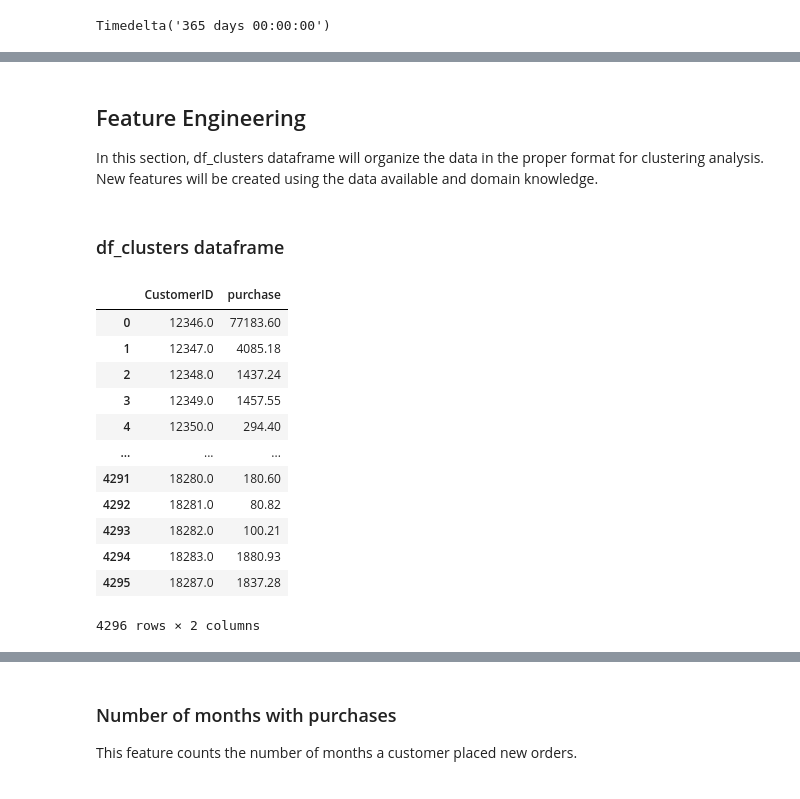
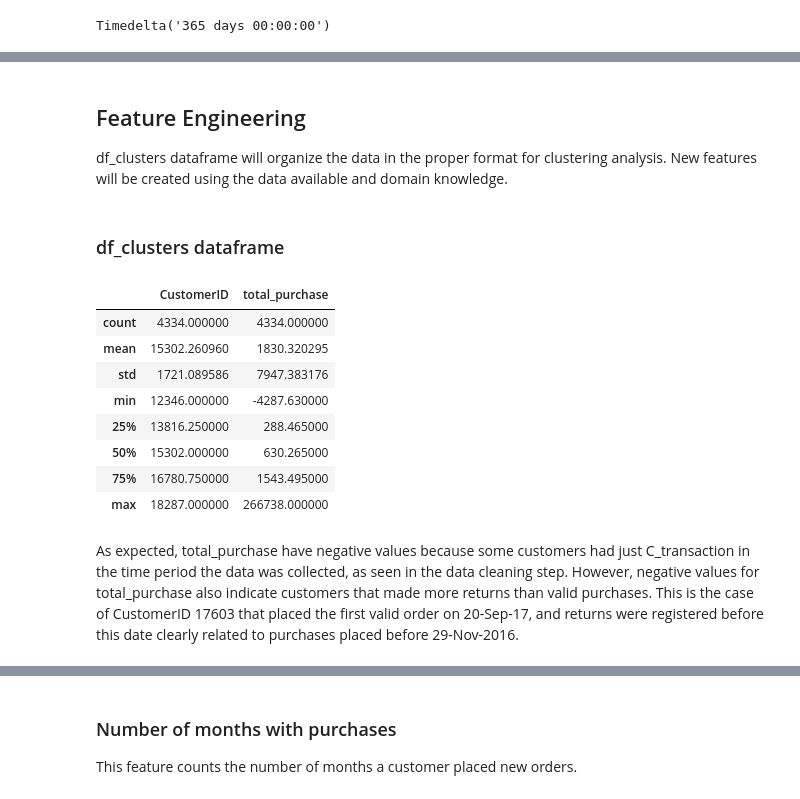
Before and after one commit to adrielidaltoe/Clustering-Analysis-Customer-Loyalty-Program, a Jupyter notebook: Part-II-Data-Preparation.ipynb, the cells around one changed output, grey strips where cells are left out. Drawn from its saved outputs; the diff is of its cells as text; code cells hidden in the pictures.

```diff
--- a/Part-II-Data-Preparation.ipynb
+++ b/Part-II-Data-Preparation.ipynb
@@ -111,4 +115,4 @@ Timedelta('365 days 00:00:00')
 # %%
-df['purchase']=df['Quantity'] * df['UnitPrice']
+df['total_purchase']=df['Quantity'] * df['UnitPrice']
 df.head()
 # %% [output]
@@ -121,24 +125,22 @@ df.head()
 # %% [markdown]
 ## Feature Engineering
 
-In this section, df_clusters dataframe will organize the data in the proper format for clustering analysis. New features will be created using the data available and domain knowledge.
+df_clusters dataframe will organize the data in the proper format for clustering analysis. New features will be created using the data available and domain knowledge.
 # %% [markdown]
 ### df_clusters dataframe
 # %%
 # Total purchase per customer
-df_clusters = df.groupby('CustomerID')['purchase'].sum().reset_index()
-df_clusters
+df_clusters = df.groupby('CustomerID')['total_purchase'].sum().round(2).reset_index()
+df_clusters.describe()
 # %% [output]
-|  | CustomerID | purchase |
-| 0 | 12346.0 | 77183.60 |
-| 1 | 12347.0 | 4085.18 |
-| 2 | 12348.0 | 1437.24 |
-| 3 | 12349.0 | 1457.55 |
-| 4 | 12350.0 | 294.40 |
-| ... | ... | ... |
-| 4291 | 18280.0 | 180.60 |
-| 4292 | 18281.0 | 80.82 |
-| 4293 | 18282.0 | 100.21 |
-| 4294 | 18283.0 | 1880.93 |
-| 4295 | 18287.0 | 1837.28 |
+|  | CustomerID | total_purchase |
+| count | 4334.000000 | 4334.000000 |
+| mean | 15302.260960 | 1830.320295 |
+| std | 1721.089586 | 7947.383176 |
+| min | 12346.000000 | -4287.630000 |
+| 25% | 13816.250000 | 288.465000 |
+| 50% | 15302.000000 | 630.265000 |
+| 75% | 16780.750000 | 1543.495000 |
+| max | 18287.000000 | 266738.000000 |
-4296 rows × 2 columns
+# %% [markdown]
+As expected, total_purchase have negative values because some customers had just C_transaction in the time period the data was collected, as seen in the data cleaning step. However, negative values for total_purchase also indicate customers that made more returns than valid purchases. This is the case of CustomerID 17603 that placed the first valid order on 20-Sep-17, and returns were registered before this date clearly related to purchases placed before 29-Nov-2016.
```
Also changed, not shown: parts of 58 cells of this notebook.
